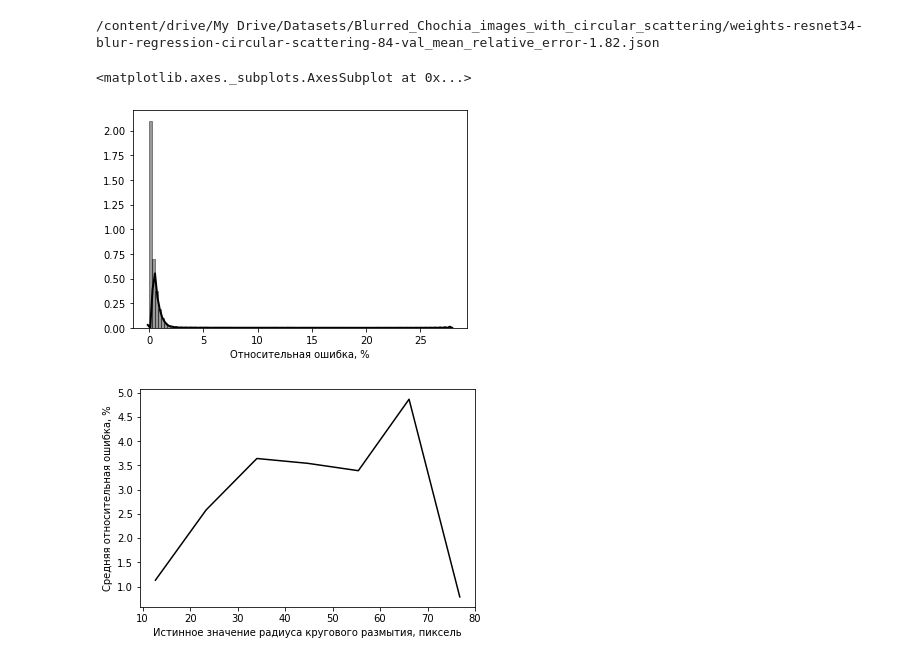
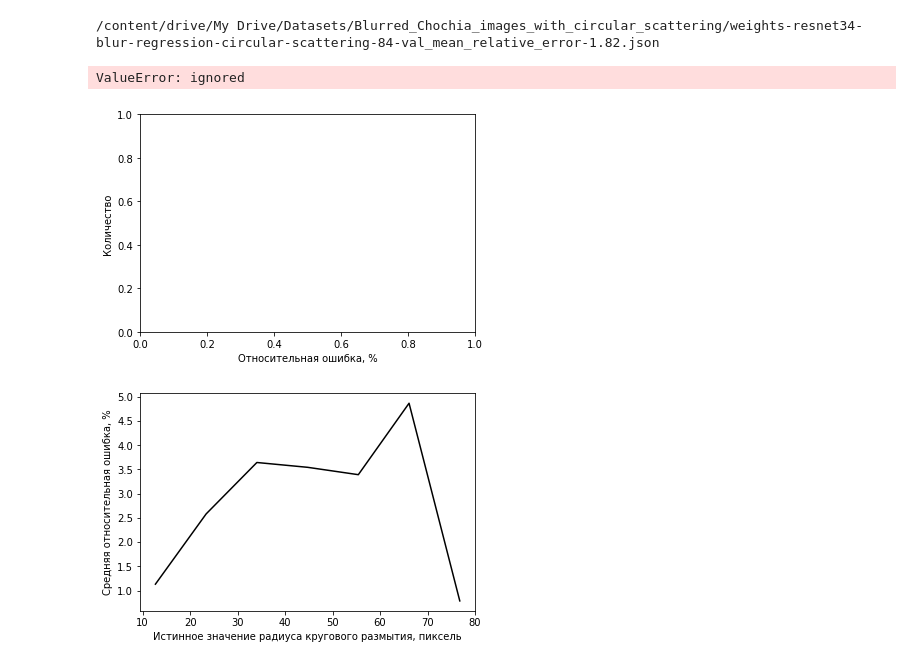
Before and after one commit to IaroslavS/blur_classification, a Jupyter notebook: blur_classification_v2.ipynb, the cells around one changed output. Drawn from its saved outputs; the diff is of its cells as text; code cells hidden in the pictures.

```diff
--- a/blur_classification_v2.ipynb
+++ b/blur_classification_v2.ipynb
@@ -8280,21 +8242,22 @@ with open(output_filename, 'w') as f:
 import json
 import numpy as np
 
-with open('/content/drive/My Drive/Datasets/Spectres_of_circular_scattered_Chochia_images_5_30/weights-resnet18-blur-regression-circular-scattering-19-2.32.json') as file:
+with open('/content/drive/My Drive/Datasets/Spectres_of_linear_blurred_Chochia_images/weights-resnet18-linear-blur-regression-alpha-22-val_angle_error-1.92(filter>5).json') as file:
   predictions = json.load(file)
 # %%
 # Relative error distribution
+
+import matplotlib.pylab as plt
+
 relative_errors = []
 for key in predictions.keys():
-  relative_errors.extend(abs(np.array(predictions[key])-np.array([float(key)]*len(predictions[key]))))
+  relative_errors.extend(100*abs(np.array(predictions[key])-np.array([float(key)]*len(predictions[key])))/float(key))
 plt.xlabel('Относительная ошибка, %')
-sns.distplot(relative_errors, hist=True, kde=True,
-             bins=100, color = 'black',
-             hist_kws={'edgecolor':'black'},
-             kde_kws={'linewidth': 2})
+plt.ylabel('Количество')
+plt.hist(relative_errors, bins=30, color='black')
 # %% [output]
-<matplotlib.axes._subplots.AxesSubplot at 0x...>
+ValueError: ignored
-[figure, old version]
+[figure, new version]
 # %%
 # Error dependence from true value
 true_values = []
```
Also changed, not shown: parts of 12 cells of this notebook.
